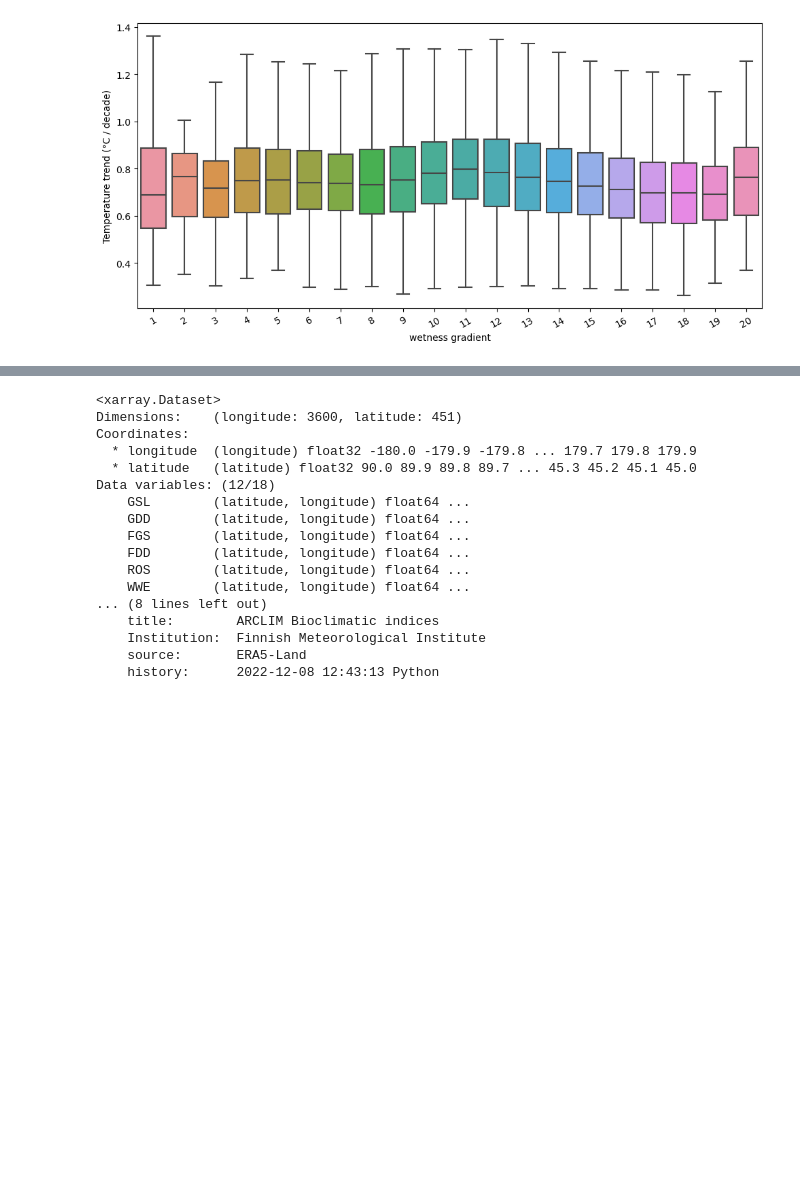
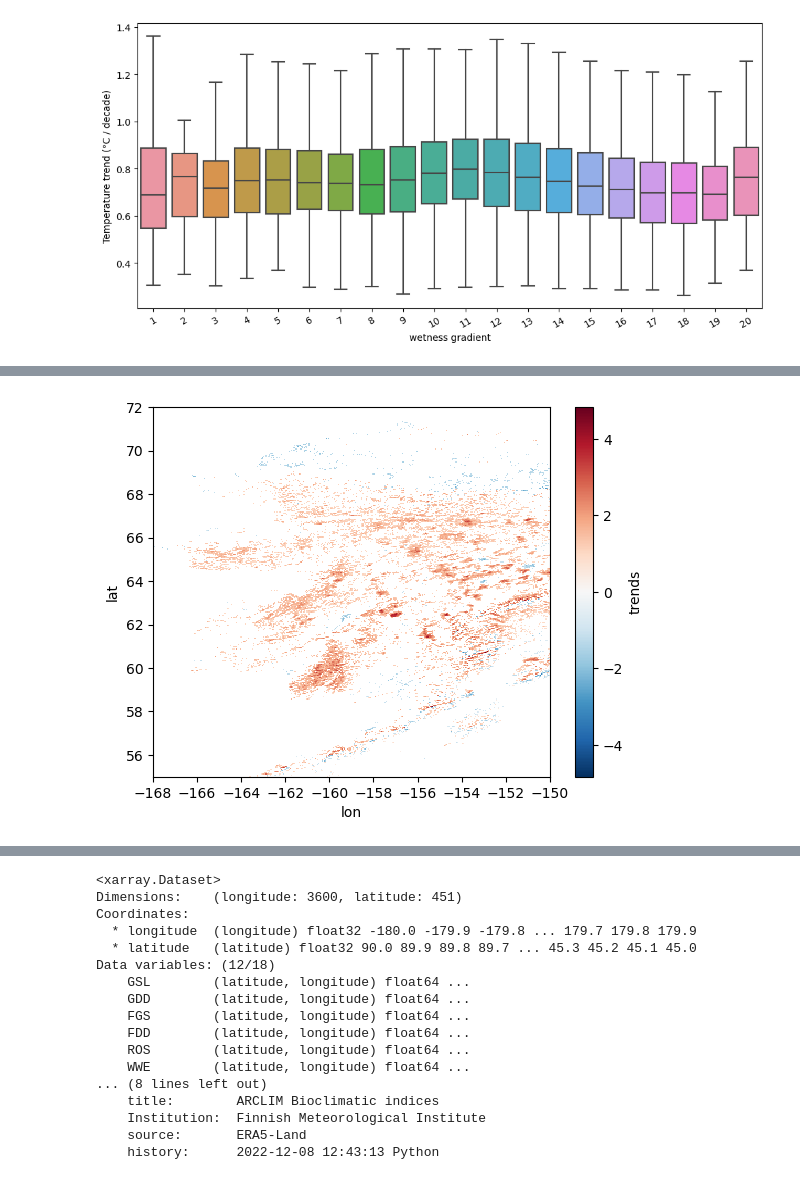
Before and after one commit to soniajdupuis/PhD_analysis, a Jupyter notebook: Paper_3_Analysis/box_plots.ipynb, the cells around one changed output, grey strips where cells are left out. Saved outputs shown, nothing was run; the diff lists cells and outputs as text; code cells hidden in the pictures; blank space fills up the shorter version.

```diff
--- a/Paper_3_Analysis/box_plots.ipynb
+++ b/Paper_3_Analysis/box_plots.ipynb
@@ -375,0 +458,8 @@ plt.show()
+# %%
+trends_noaa_2001_2018 = xr.open_dataset('significant_trends_noaa_2001_2018.nc')
+# %%
+trends_noaa_2001_2018['trends'] = trends_noaa_2001_2018['__xarray_dataarray_variable__'] *10
+# %%
+trends_noaa_2001_2018['trends'].plot();
+# %% [output]
+[figure, added]
```
Also changed, not shown: parts of 28 cells of this notebook, 1 other file.
